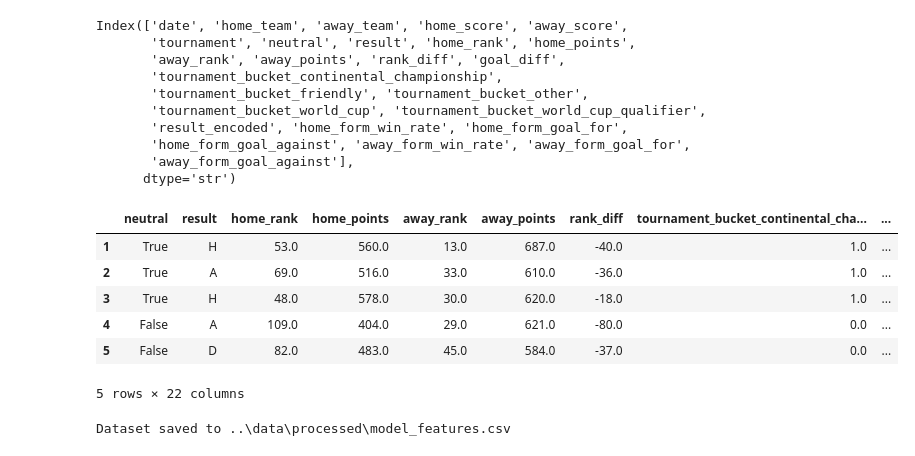
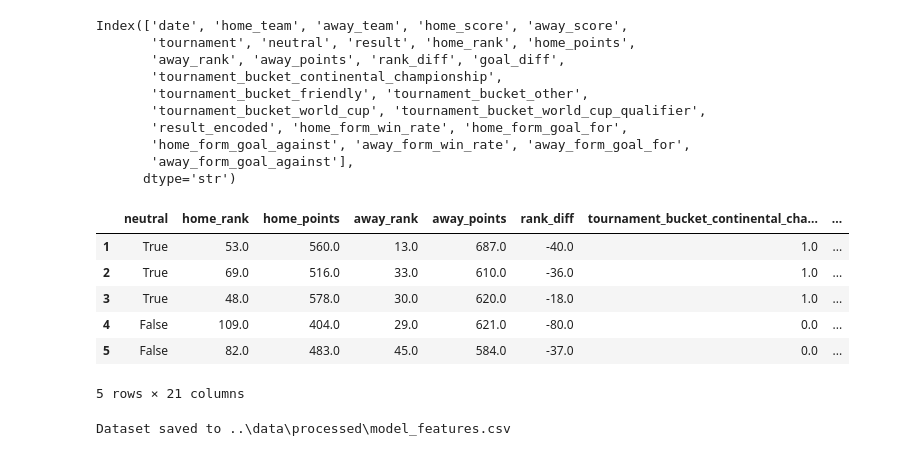
Before and after one commit to Parthshewale18/fifa_world_cup, a Jupyter notebook: notebooks/feature_engineering.ipynb, the cells around one changed output. Cells and saved outputs as stored; diff of their text form; code cells hidden in the pictures.

Commit message:
removed the result column from the final dataset

```diff
--- a/notebooks/feature_engineering.ipynb
+++ b/notebooks/feature_engineering.ipynb
@@ -314,28 +314,28 @@ Index(['date', 'home_team', 'away_team', 'home_score', 'away_score',
        'away_form_goal_against'],
       dtype='str')
 # %%
-feature_cols = ['neutral', 'result', 'home_rank', 'home_points',
+feature_cols = ['neutral', 'home_rank', 'home_points',
        'away_rank', 'away_points', 'rank_diff',
        'tournament_bucket_continental_championship',
        'tournament_bucket_friendly', 'tournament_bucket_other',
        'tournament_bucket_world_cup', 'tournament_bucket_world_cup_qualifier', 'home_form_win_rate', 'home_form_goal_for',
        'home_form_goal_against', 'away_form_win_rate', 'away_form_goal_for',
        'away_form_goal_against']
 
 reference_cols = ['date', 'home_team', 'away_team']
 
 traget_col = ['result_encoded']
 
 final_df = df[feature_cols + reference_cols + traget_col].copy()
 final_df.head()
 # %% [output]
-|  | neutral | result | home_rank | home_points | away_rank | away_points | rank_diff | tournament_bucket_continental_cha... | ... |
-| 1 | True | H | 53.0 | 560.0 | 13.0 | 687.0 | -40.0 | 1.0 | ... |
-| 2 | True | A | 69.0 | 516.0 | 33.0 | 610.0 | -36.0 | 1.0 | ... |
-| 3 | True | H | 48.0 | 578.0 | 30.0 | 620.0 | -18.0 | 1.0 | ... |
-| 4 | False | A | 109.0 | 404.0 | 29.0 | 621.0 | -80.0 | 0.0 | ... |
-| 5 | False | D | 82.0 | 483.0 | 45.0 | 584.0 | -37.0 | 0.0 | ... |
+|  | neutral | home_rank | home_points | away_rank | away_points | rank_diff | tournament_bucket_continental_cha... | ... |
+| 1 | True | 53.0 | 560.0 | 13.0 | 687.0 | -40.0 | 1.0 | ... |
+| 2 | True | 69.0 | 516.0 | 33.0 | 610.0 | -36.0 | 1.0 | ... |
+| 3 | True | 48.0 | 578.0 | 30.0 | 620.0 | -18.0 | 1.0 | ... |
+| 4 | False | 109.0 | 404.0 | 29.0 | 621.0 | -80.0 | 0.0 | ... |
+| 5 | False | 82.0 | 483.0 | 45.0 | 584.0 | -37.0 | 0.0 | ... |
-5 rows × 22 columns
+5 rows × 21 columns
 # %%
 output_path = PROCESSED_DIR/'model_features.csv'
 final_df.to_csv(output_path, index=False)
```
